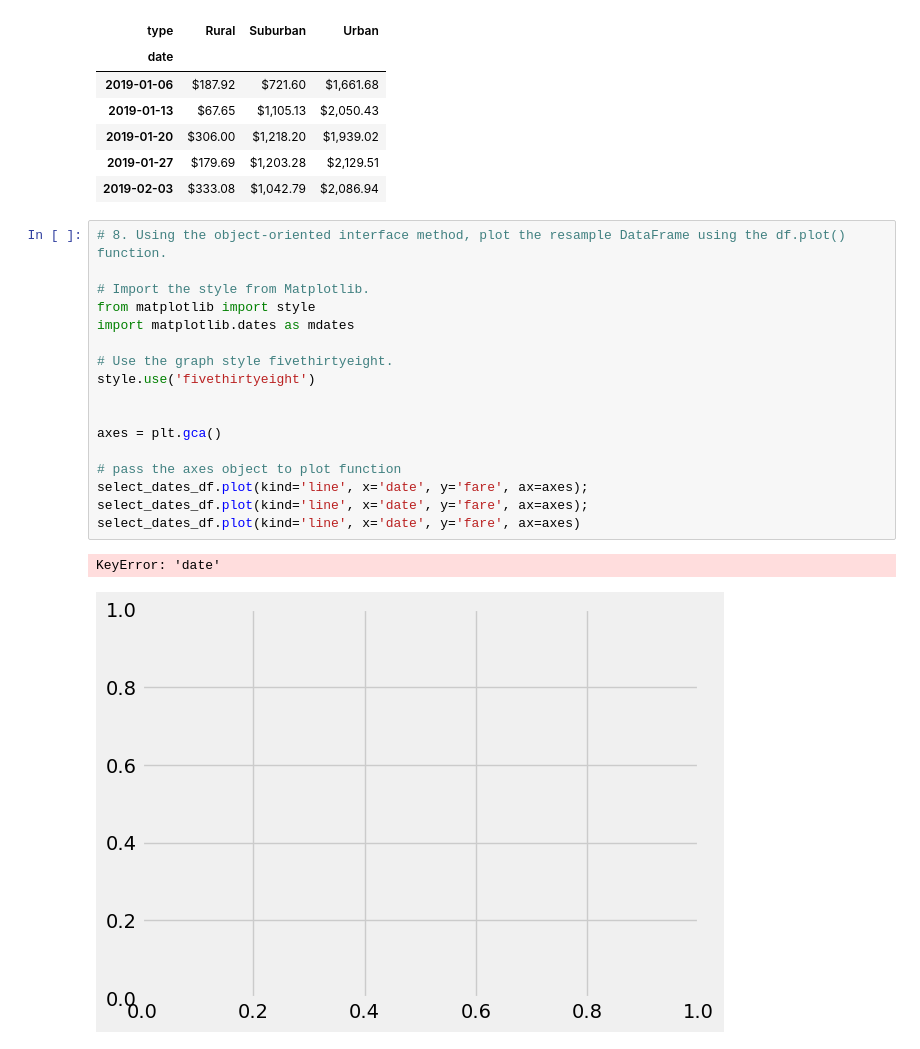
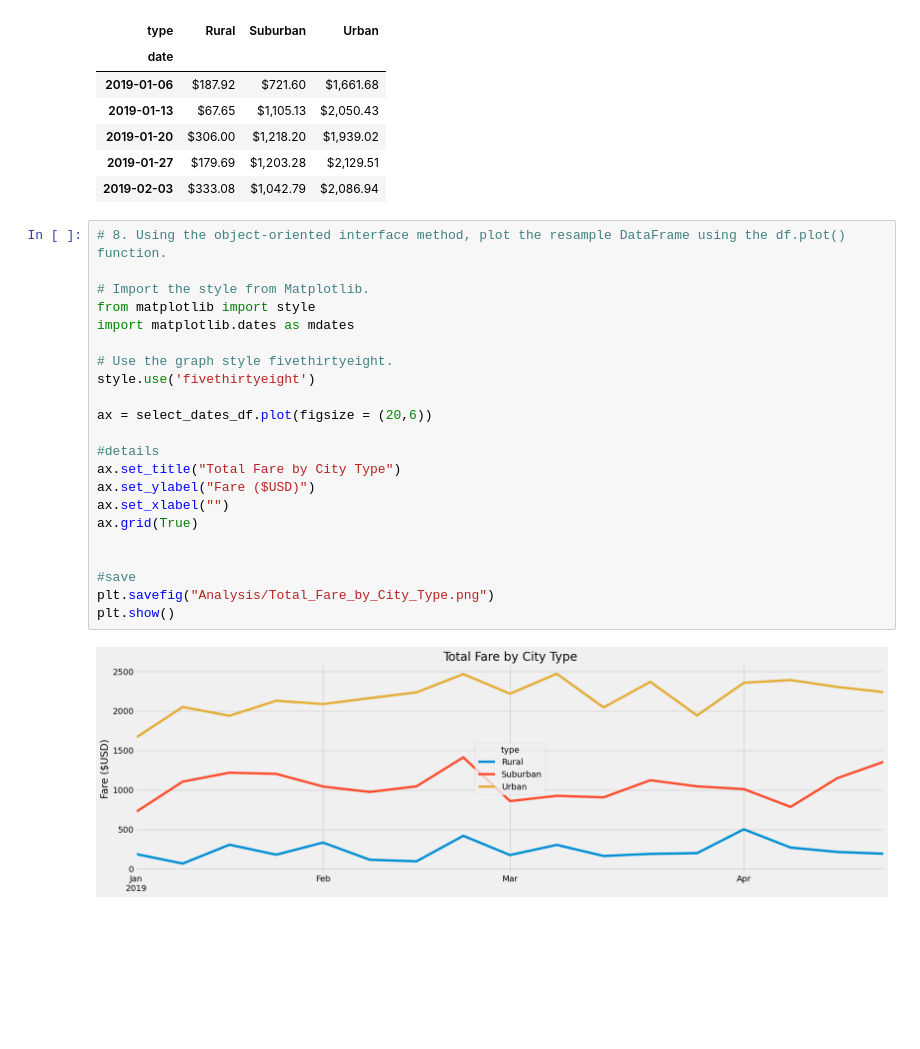
Before and after one commit to mwehner2022/PyBer_Analysis, a Jupyter notebook: PyBer_Challenge.ipynb, the cells around one changed output. Saved outputs shown, nothing was run; the diff lists cells and outputs as text; blank space fills up the shorter version.

```diff
--- a/PyBer_Challenge.ipynb
+++ b/PyBer_Challenge.ipynb
@@ -230,20 +230,24 @@ select_dates_df.head()
 # %%
 # 8. Using the object-oriented interface method, plot the resample DataFrame using the df.plot() function.
 
 # Import the style from Matplotlib.
 from matplotlib import style
 import matplotlib.dates as mdates
 
 # Use the graph style fivethirtyeight.
 style.use('fivethirtyeight')
 
+ax = select_dates_df.plot(figsize = (20,6))
 
-axes = plt.gca()
+#details
+ax.set_title("Total Fare by City Type")
+ax.set_ylabel("Fare ($USD)")
+ax.set_xlabel("")
+ax.grid(True)
 
-# pass the axes object to plot function
-select_dates_df.plot(kind='line', x='date', y='fare', ax=axes);
-select_dates_df.plot(kind='line', x='date', y='fare', ax=axes);
-select_dates_df.plot(kind='line', x='date', y='fare', ax=axes)
+
+#save
+plt.savefig("Analysis/Total_Fare_by_City_Type.png")
+plt.show()
 # %% [output]
-KeyError: 'date'
-[figure, old version]
+[figure, new version]
```
Also changed, not shown: parts of 3 cells of this notebook, 3 other files.
